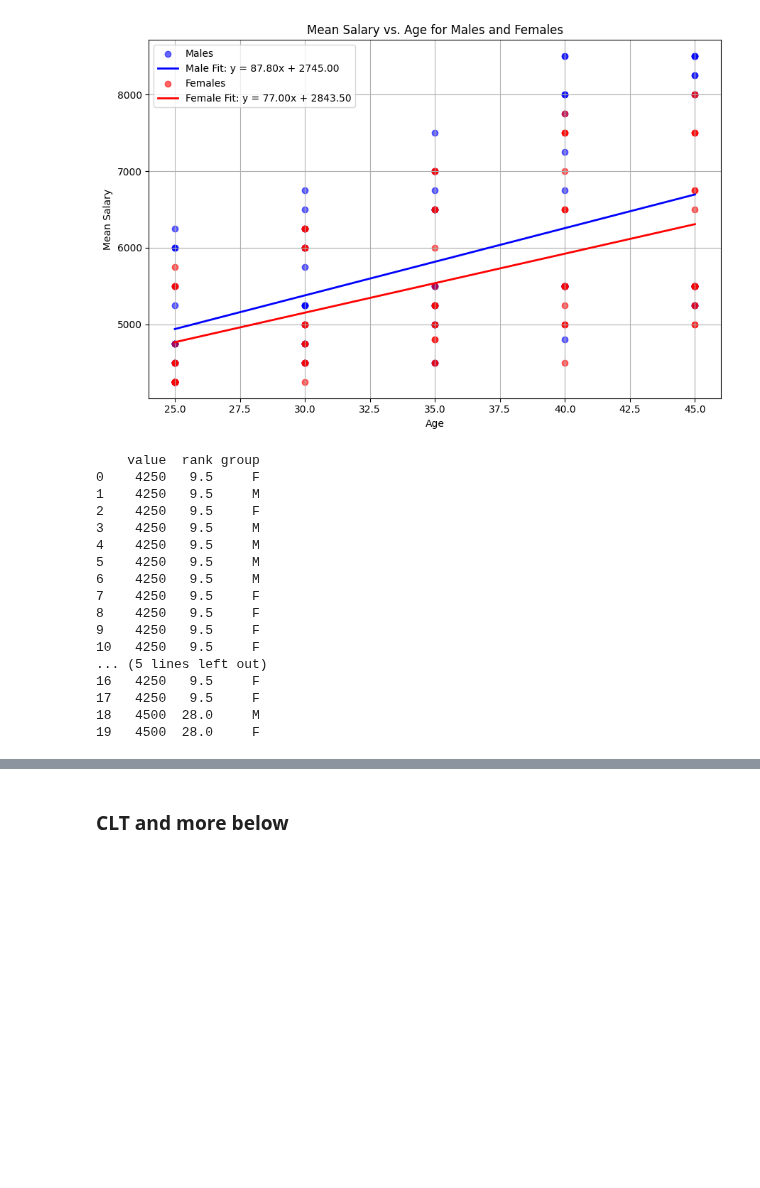
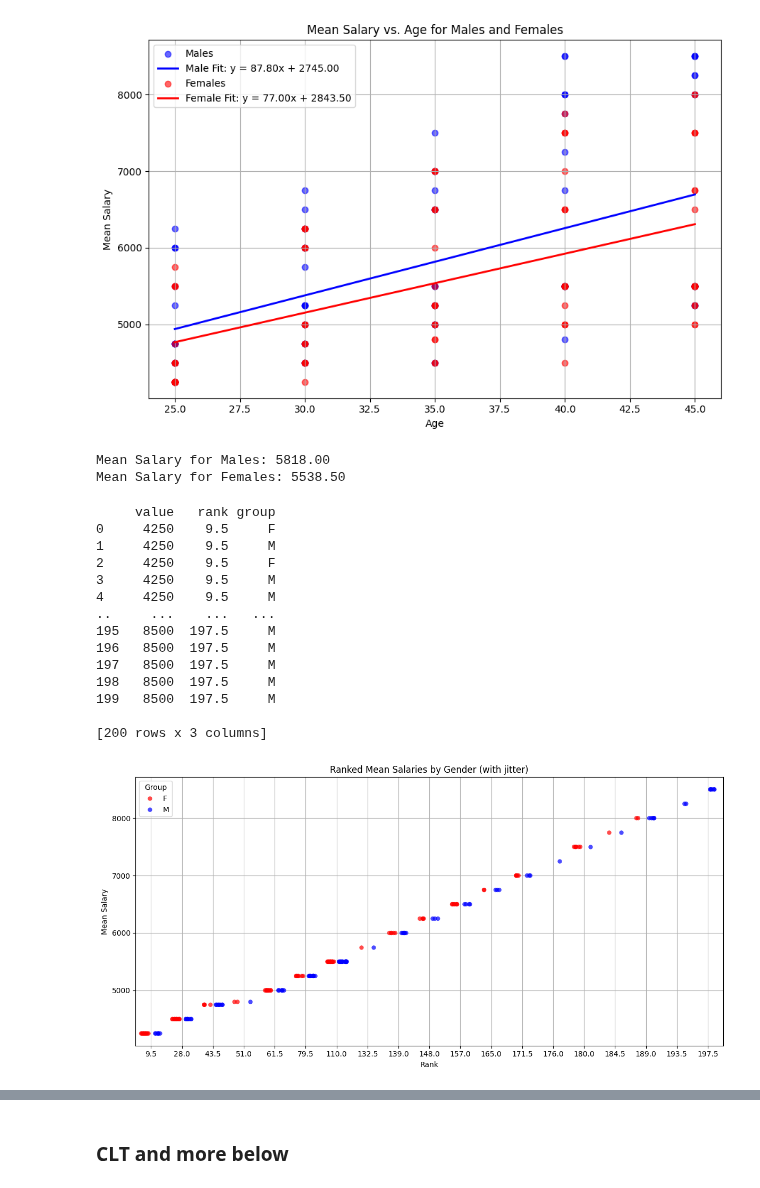
Before and after one commit to MagnusLauO/Project-in-Stat.-Eval.-02445, a Jupyter notebook: statistics.ipynb, the cells around one changed output, grey strips where cells are left out. Saved outputs shown, nothing was run; the diff lists cells and outputs as text; code cells hidden in the pictures; blank space fills up the shorter version.

Commit message:
Made Mann-Whitney test with plots and tables in statistics.ipynb

```diff
--- a/statistics.ipynb
+++ b/statistics.ipynb
@@ -55,8 +56,16 @@ plt.grid(True)
 plt.legend()
 plt.tight_layout()
 plt.show()
+
+# also print the mean salary for M and F
+mean_salary_m = salaries_m.mean()
+mean_salary_f = salaries_f.mean()
+print(f'Mean Salary for Males: {mean_salary_m:.2f}')
+print(f'Mean Salary for Females: {mean_salary_f:.2f}')
 # %% [output]
 [figure]
+Mean Salary for Males: 5818.00
+Mean Salary for Females: 5538.50
 # %%
 # Extract the salary data and group labels
 x = df_m["mean_salary"].values
@@ -79,22 +88,42 @@ ranked_df = pd.DataFrame({
     'group': groups
 }).sort_values(by='rank').reset_index(drop=True)
 
-print(ranked_df.head(20))  # see the top 10 ranked values
+print(ranked_df.head(200))  # see the top 10 ranks values
 # %% [output]
-    value  rank group
-0    4250   9.5     F
-1    4250   9.5     M
-2    4250   9.5     F
-3    4250   9.5     M
-4    4250   9.5     M
-5    4250   9.5     M
-6    4250   9.5     M
-7    4250   9.5     F
-8    4250   9.5     F
-9    4250   9.5     F
-10   4250   9.5     F
-... (5 lines left out)
-16   4250   9.5     F
-17   4250   9.5     F
-18   4500  28.0     M
-19   4500  28.0     F
+     value   rank group
+0     4250    9.5     F
+1     4250    9.5     M
+2     4250    9.5     F
+3     4250    9.5     M
+4     4250    9.5     M
+..     ...    ...   ...
+195   8500  197.5     M
+196   8500  197.5     M
+197   8500  197.5     M
+198   8500  197.5     M
+199   8500  197.5     M
+
+[200 rows x 3 columns]
+# %%
+plt.figure(figsize=(12, 6))
+sns.stripplot(
+    data=ranked_df,
+    x='rank',
+    y='value',
+    hue='group',
+    palette={'M': 'blue', 'F': 'red'},
+    jitter=0.25,   # Spread dots horizontally
+    dodge=True,    # Separate M and F a bit
+    alpha=0.7,
+    size=6
+)
+
+plt.title('Ranked Mean Salaries by Gender (with jitter)')
+plt.xlabel('Rank')
+plt.ylabel('Mean Salary')
+plt.legend(title='Group')
+plt.grid(True)
+plt.tight_layout()
+plt.show()
+# %% [output]
+[figure, added]
```
Also changed, not shown: parts of 9 cells of this notebook.
